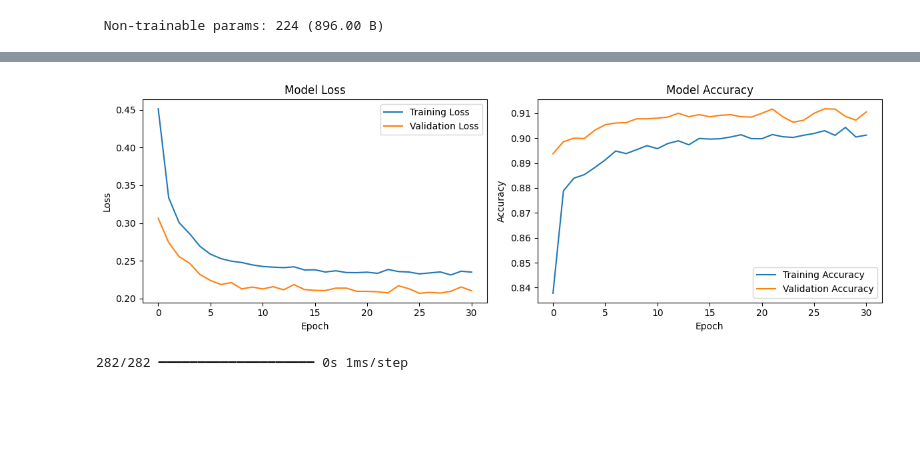
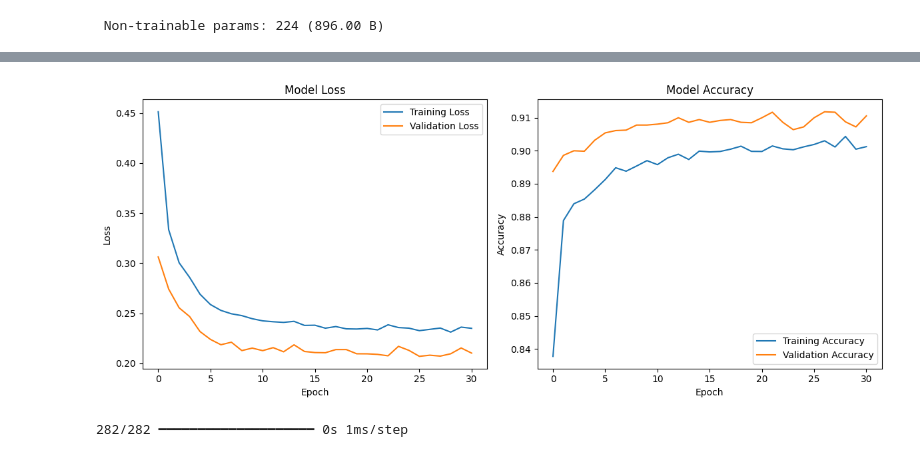
Before and after one commit to FIINNO/Loan-Approval-Classification, a Jupyter notebook: mlp.ipynb, the cells around one changed output, grey strips where cells are left out. Saved outputs shown, nothing was run; the diff lists cells and outputs as text; code cells hidden in the pictures; blank space fills up the shorter version.

Commit message:
small updates to plots

```diff
--- a/mlp.ipynb
+++ b/mlp.ipynb
@@ -108,32 +108,32 @@ Epoch 31/50
 # %%
 import matplotlib.pyplot as plt
 
 # Plot training history
 
-plt.figure(figsize=(12, 4))
+plt.figure(figsize=(12, 5))
 
 # Loss plot
 plt.subplot(1, 2, 1)
 plt.plot(history.history["loss"], label="Training Loss")
 plt.plot(history.history["val_loss"], label="Validation Loss")
 plt.title("Model Loss")
 plt.xlabel("Epoch")
 plt.ylabel("Loss")
 plt.legend()
 
 # Accuracy plot
 plt.subplot(1, 2, 2)
 plt.plot(history.history["accuracy"], label="Training Accuracy")
 plt.plot(history.history["val_accuracy"], label="Validation Accuracy")
 plt.title("Model Accuracy")
 plt.xlabel("Epoch")
 plt.ylabel("Accuracy")
 plt.legend()
 
 plt.tight_layout()
 plt.show()
 # %% [output]
-[figure, old version]
+[figure, new version]
 # %%
 from sklearn.metrics import confusion_matrix, f1_score, accuracy_score, roc_curve, auc
 
```
Also changed, not shown: parts of 1 cell of this notebook.
